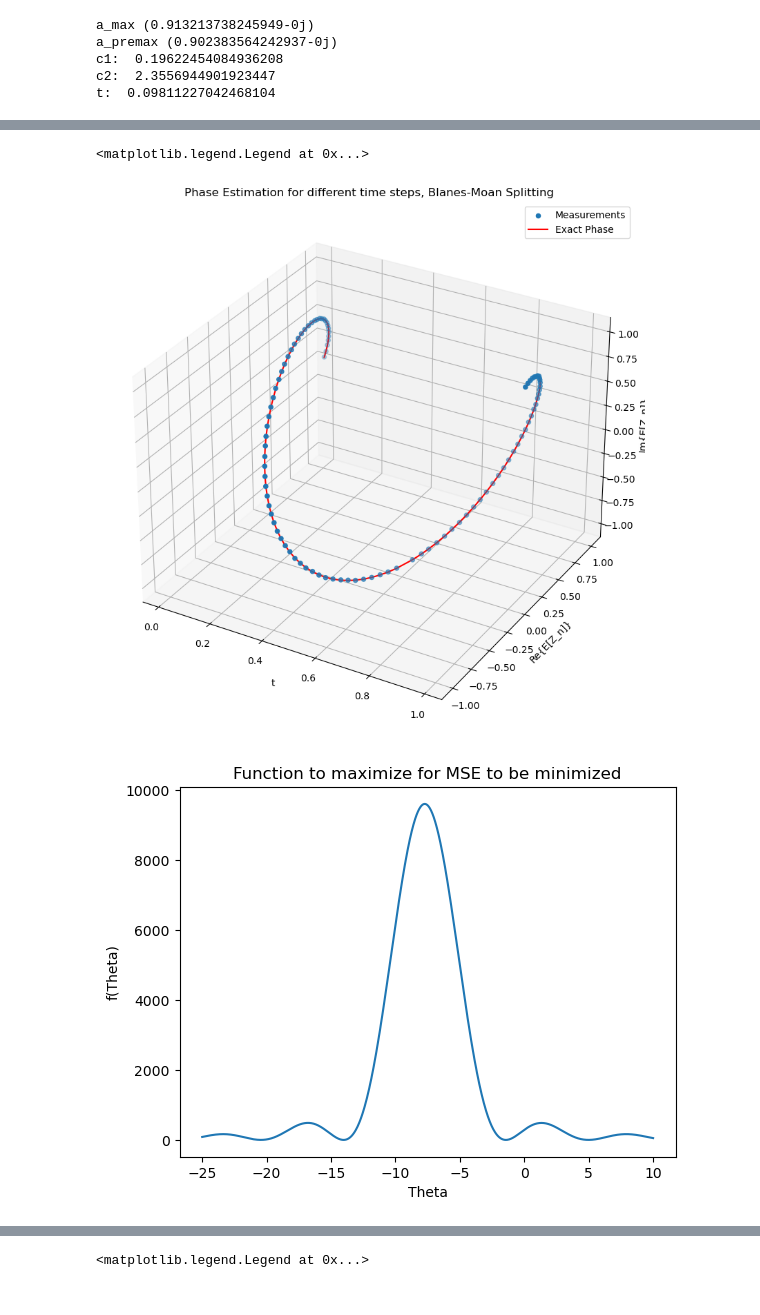
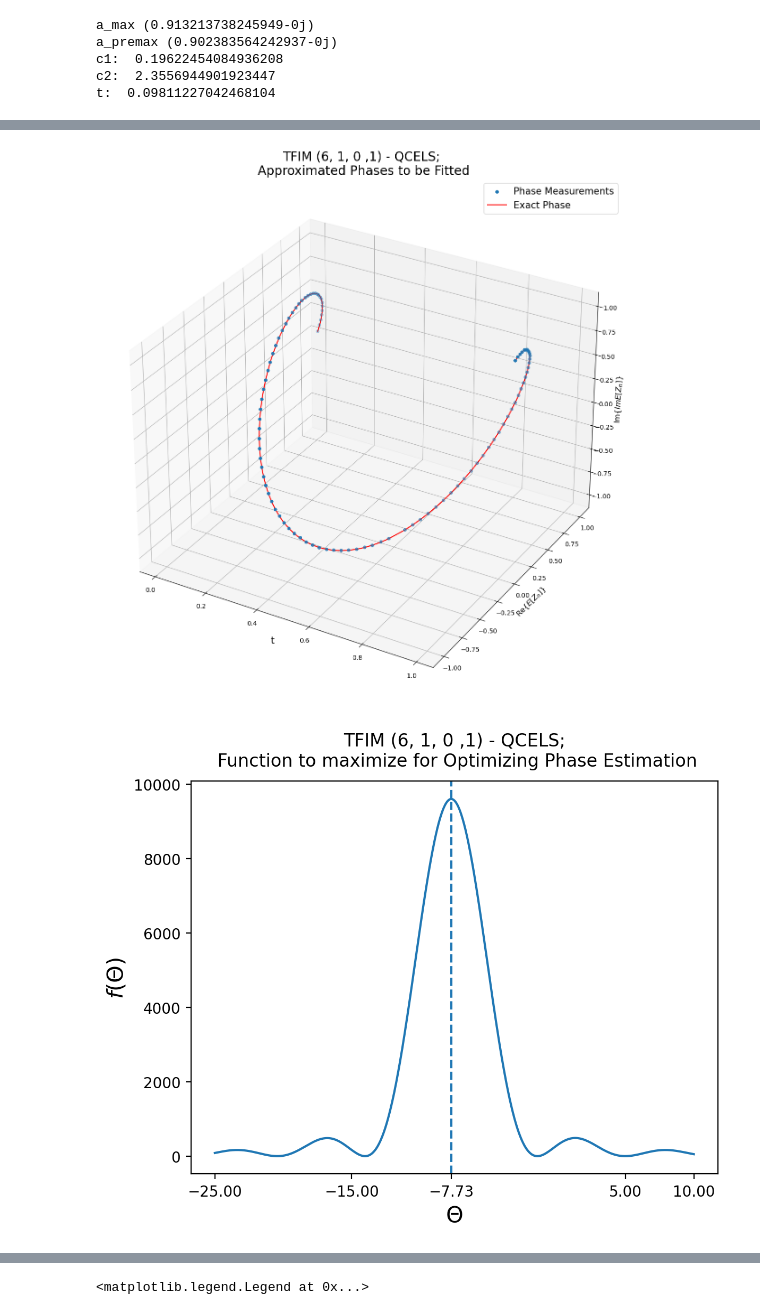
Before and after one commit to erenaykrcn/qetu, a Jupyter notebook: examples/QPE/QPE-Compact.ipynb, the cells around one changed output, grey strips where cells are left out. Drawn from its saved outputs; the diff is of its cells as text; code cells hidden in the pictures.

Commit message:
add QCELS with noise

```diff
--- a/examples/QPE/QPE-Compact.ipynb
+++ b/examples/QPE/QPE-Compact.ipynb
@@ -128,21 +128,21 @@ phase_estimates, phase_exacts = estimate_phases(L, J, g, end_state_qetu, eigenva
                                                 depolarizing_error=0, rqc=False,
                                                 coeffs=coeffs, )
 # %%
-fig = plt.figure(figsize=(10, 10))
+fig = plt.figure(figsize=(15, 15))
 ax = fig.add_subplot(projection='3d')
 
 phase_estimates = np.array(phase_estimates)
 phase_exacts = np.array(phase_exacts)
-ax.scatter(phase_estimates[:, 0], phase_estimates[:, 1].real, phase_estimates[:, 1].imag, label="Measurements")
+ax.scatter(phase_estimates[:, 0], phase_estimates[:, 1].real, phase_estimates[:, 1].imag, label="Phase Measurements")
 ax.plot(phase_exacts[:,0], phase_exacts[:,1].real, phase_exacts[:,1].imag, label="Exact Phase", color="red")
-plt.title("Phase Estimation for different time steps, Blanes-Moan Splitting")
-plt.xlabel("t")
-plt.ylabel("Re{E[Z_n]}")
-ax.set_zlabel("Im{E[Z_n]}")
-ax.legend()
+plt.title("TFIM (6, 1, 0 ,1) - QCELS;\n Approximated Phases to be Fitted", size=20)
+plt.xlabel("t", size=15)
+plt.ylabel("Re{" + r"$E[Z_n]$" + "}", size=12)
+ax.set_zlabel("Im{" + r"$Im E[Z_n]$" + "}", size=12)
+ax.legend(prop={'size': 15})
+plt.savefig("../../theory/pdf/TFIM_6_QPE_3d.pdf")
 # %% [output]
-<matplotlib.legend.Legend at 0x...>
-[figure, old version]
+[figure, new version]
 # %%
 # Fitting of the gathered dataset to an exponential function.
 
@@ -153,15 +153,21 @@ def f(theta, phase_estimates):
         total_sum += Zn * np.exp(1j*t*theta)
     return np.linalg.norm(total_sum)**2
 # %%
+import matplotlib as mpl
+mpl.rcParams['figure.dpi'] = 200
+plt.figsize=(10, 10)
 theta_values = np.linspace(-25, 10, 1000)
 f_values = [f(theta, phase_estimates) for theta in theta_values]
-plt.title("Function to maximize for MSE to be minimized")
-plt.xlabel("Theta")
-plt.ylabel("f(Theta)")
+plt.title("TFIM (6, 1, 0 ,1) - QCELS;\n Function to maximize for Optimizing Phase Estimation", size=12, pad=10)
+plt.axvline(x=eigenvalues_sort[0], ymin=0, ymax=1, ls="--", label=r"$\lambda_0$")
+plt.xlabel(r"$\Theta$", size=15)
+plt.ylabel(r"$f(\Theta)$", size=15)
 plt.plot(theta_values, f_values)
+plt.xticks([-25, 5, -15, 10] + [eigenvalues_sort[0]])
+plt.savefig("../../theory/pdf/TFIM_6_QPE_f.pdf")
 plt.show()
 # %% [output]
-[figure, old version]
+[figure, new version]
 # %%
 import scipy
 
```
Also changed, not shown: parts of 26 cells of this notebook, 27 other files.
